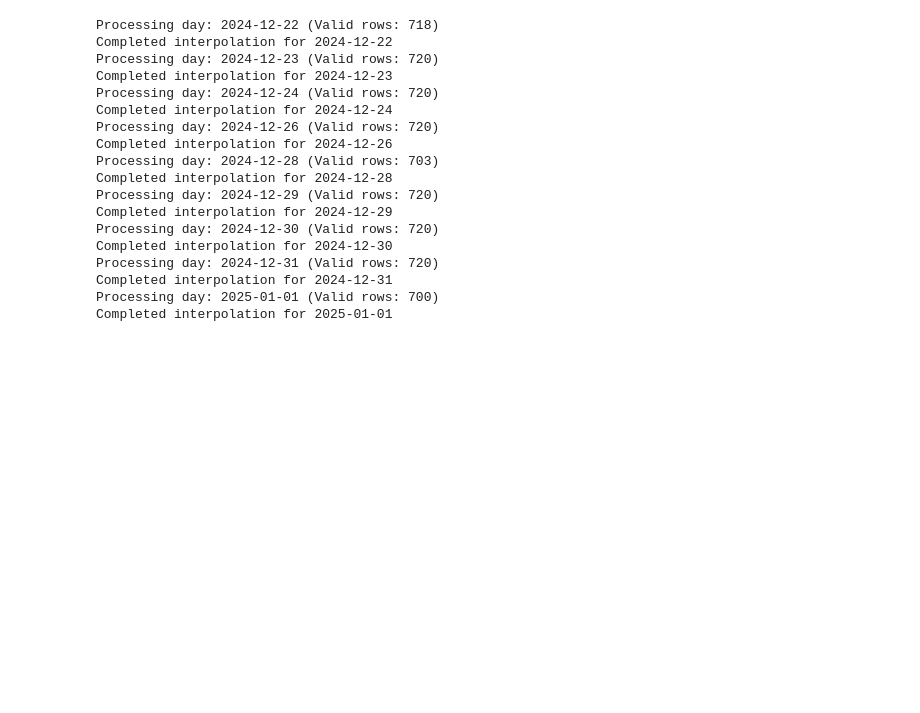
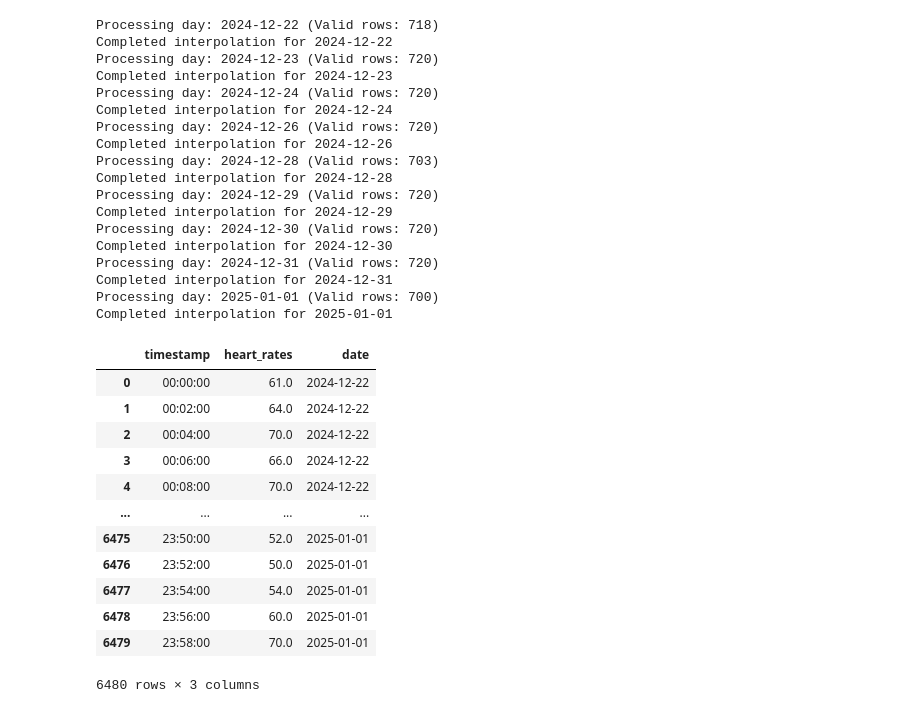
Before and after one commit to valecase4/GarminHeartRate, a Jupyter notebook: main.ipynb, the cells around one changed output. Cells and saved outputs as stored; diff of their text form; code cells hidden in the pictures; blank space fills up the shorter version.

```diff
--- a/main.ipynb
+++ b/main.ipynb
@@ -137,3 +165,28 @@ Processing day: 2024-12-31 (Valid rows: 720)
 Completed interpolation for 2024-12-31
 Processing day: 2025-01-01 (Valid rows: 700)
 Completed interpolation for 2025-01-01
+# %%
+csv_processed_files = glob.glob("data/processed/heart_rates/*.csv")
+csv_processed_files = [csv_file.replace("\\", "/") for csv_file in csv_processed_files]
+# %%
+all_data = pd.concat(
+    (pd.read_csv(file).assign(date=file.split('/')[-1].replace('_completed.csv', '')) for file in csv_processed_files),
+    ignore_index=True
+)
+
+
+all_data
+# %% [output]
+|  | timestamp | heart_rates | date |
+| 0 | 00:00:00 | 61.0 | 2024-12-22 |
+| 1 | 00:02:00 | 64.0 | 2024-12-22 |
+| 2 | 00:04:00 | 70.0 | 2024-12-22 |
+| 3 | 00:06:00 | 66.0 | 2024-12-22 |
+| 4 | 00:08:00 | 70.0 | 2024-12-22 |
+| ... | ... | ... | ... |
+| 6475 | 23:50:00 | 52.0 | 2025-01-01 |
+| 6476 | 23:52:00 | 50.0 | 2025-01-01 |
+| 6477 | 23:54:00 | 54.0 | 2025-01-01 |
+| 6478 | 23:56:00 | 60.0 | 2025-01-01 |
+| 6479 | 23:58:00 | 70.0 | 2025-01-01 |
+6480 rows × 3 columns
```
Also changed, not shown: parts of 7 cells of this notebook.
